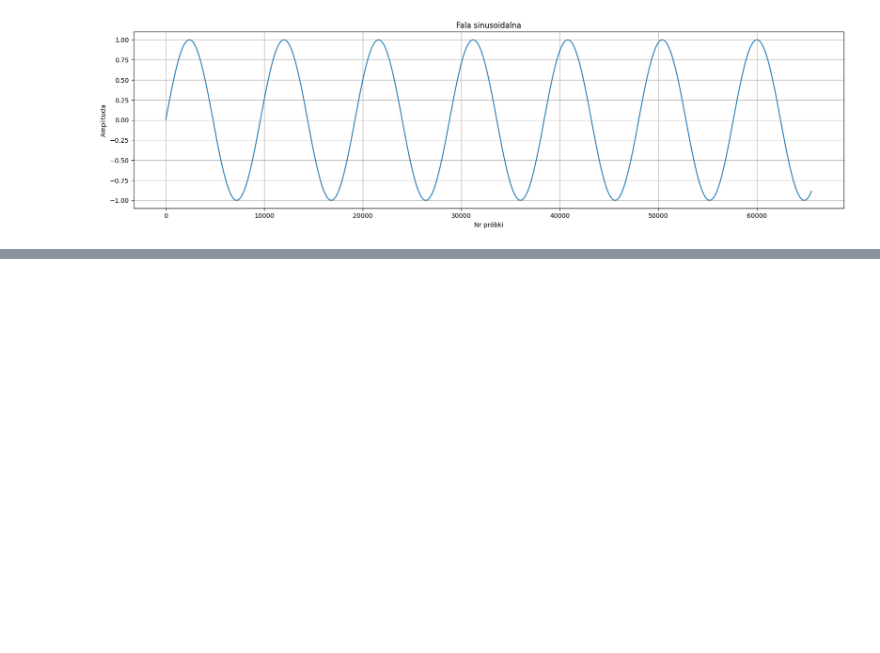
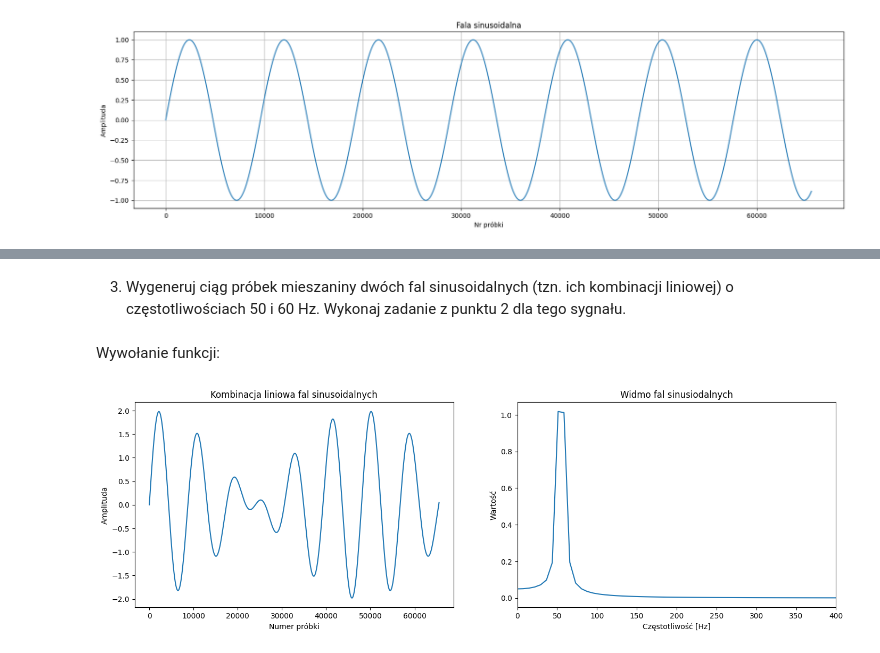
Before and after one commit to jf3112/CPSiO, a Jupyter notebook: cpsio_lab1.ipynb, the cells around one changed output, grey strips where cells are left out. Cells and saved outputs as stored; diff of their text form; code cells hidden in the pictures; blank space fills up the shorter version.

```diff
--- a/cpsio_lab1.ipynb
+++ b/cpsio_lab1.ipynb
@@ -87,0 +103,27 @@ x = plot.show()
+# %% [markdown]
+3. Wygeneruj ciąg próbek mieszaniny dwóch fal sinusoidalnych (tzn. ich kombinacji liniowej) o częstotliwościach 50 i 60 Hz. Wykonaj zadanie z punktu 2 dla tego sygnału.
+# %%
+def merged_sin(f1, f2, fs):
+    length = 65_536
+    x = np.arange(length)
+    y = np.sin(2 * np.pi * x * f1 / fs ) + np.sin(2 * np.pi * x * f2 / fs )
+    spectrum2 = np.fft.rfft(y)
+    plot.figure(figsize = (17, 5))
+    plot.subplot(1, 2, 1)
+    plot.plot(x, y)
+    plot.title('Kombinacja liniowa fal sinusoidalnych')
+    plot.xlabel('Numer próbki')
+    plot.ylabel('Amplituda')
+    plot.subplot(1, 2, 2)
+    plot.plot(f, np.abs(spectrum2) / (length/2))
+    plot.xlim(0, 400)
+    plot.title('Widmo fal sinusiodalnych')
+    plot.xlabel('Częstotliwość [Hz]')
+    plot.ylabel('Wartość')
+    plot.show()
+# %% [markdown]
+Wywołanie funkcji:
+# %%
+merged_sin(50, 60, 480_000)
+# %% [output]
+[figure, added]
```
Also changed, not shown: parts of 8 cells of this notebook.
